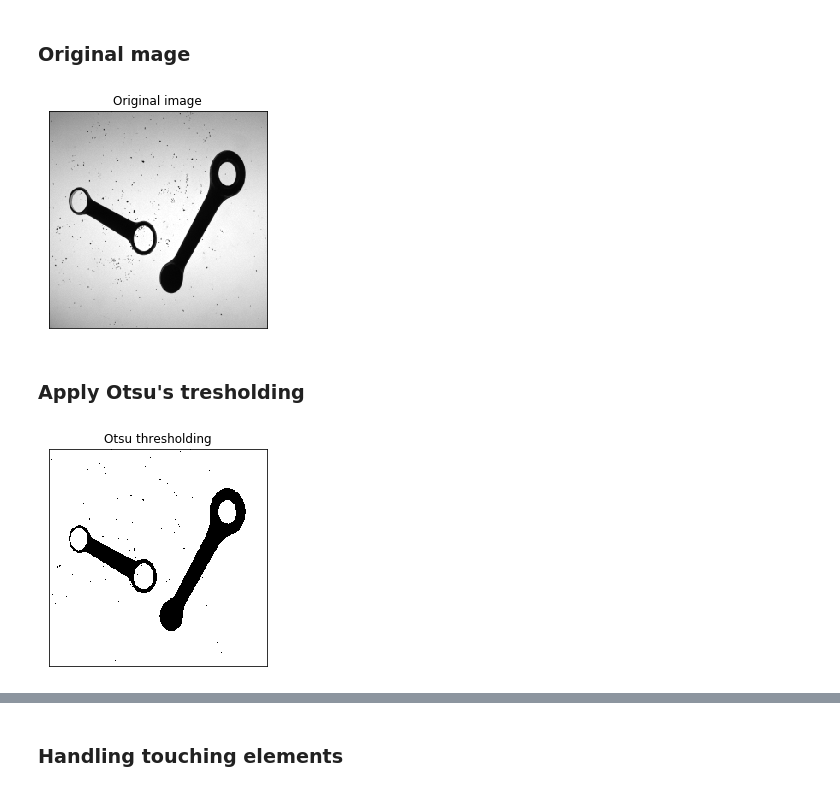
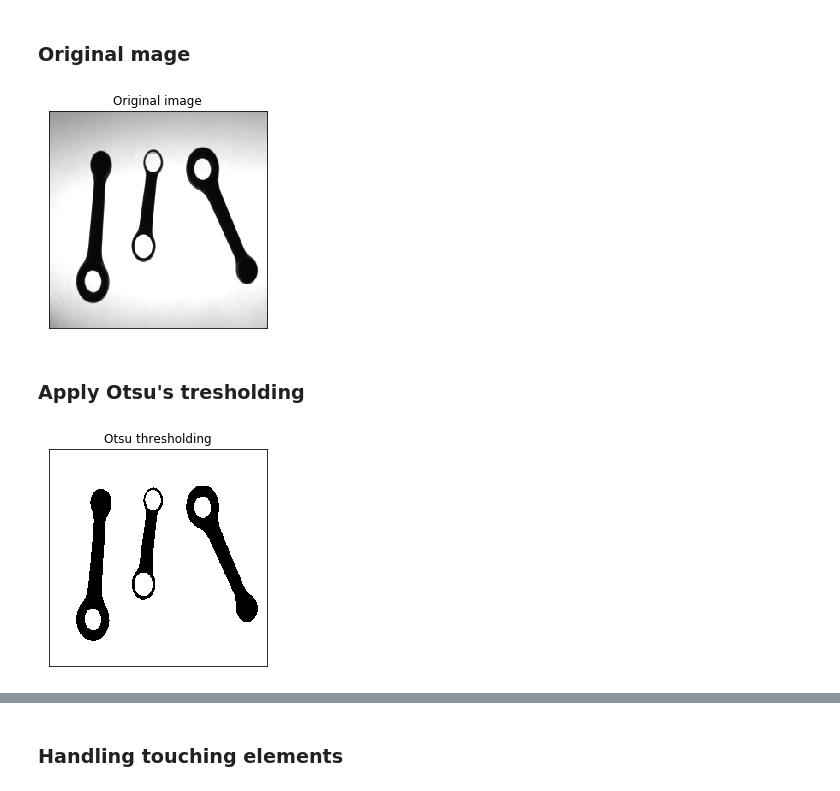
Before and after one commit to pptr3/connecting-rods, a Jupyter notebook: Connecting Rods.ipynb, the cells around one changed output, grey strips where cells are left out. Saved outputs shown, nothing was run; the diff lists cells and outputs as text; code cells hidden in the pictures.

```diff
--- a/Connecting Rods.ipynb
+++ b/Connecting Rods.ipynb
@@ -41,26 +41,25 @@ def handle_touching_rods(imgf):
 # %%
 import cv2 as cv
 import numpy as np
 from matplotlib import pyplot as plt
 from scipy.spatial import distance
 import math
 
 plt.figure(figsize=(4,4))
 
-original_img = cv.imread('testImages/TESI98.BMP', 0)
+original_img = cv.imread('testImages/TESI00.BMP', 0)
 img = original_img.copy()
 plt.imshow(img, cmap='gray',vmin=0,vmax=255)
 plt.title('Original image'), plt.xticks([]), plt.yticks([])
 plt.show()
 # %% [output]
-[figure, old version]
+[figure, new version]
 # %% [markdown]
 ### Apply Otsu's tresholding
 # %%
-#plt.figure(figsize=(14,14))
-ret, imgf = cv.threshold(img, 0, 255, cv.THRESH_BINARY+cv.THRESH_OTSU)
+ret, otsu_img = cv.threshold(img, 0, 255, cv.THRESH_BINARY+cv.THRESH_OTSU)
 plt.imshow(imgf,cmap = 'gray')
 plt.title('Otsu thresholding'), plt.xticks([]), plt.yticks([])
 plt.show()
 # %% [output]
-[figure, old version]
+[figure, new version]
```
Also changed, not shown: parts of 8 cells of this notebook.
